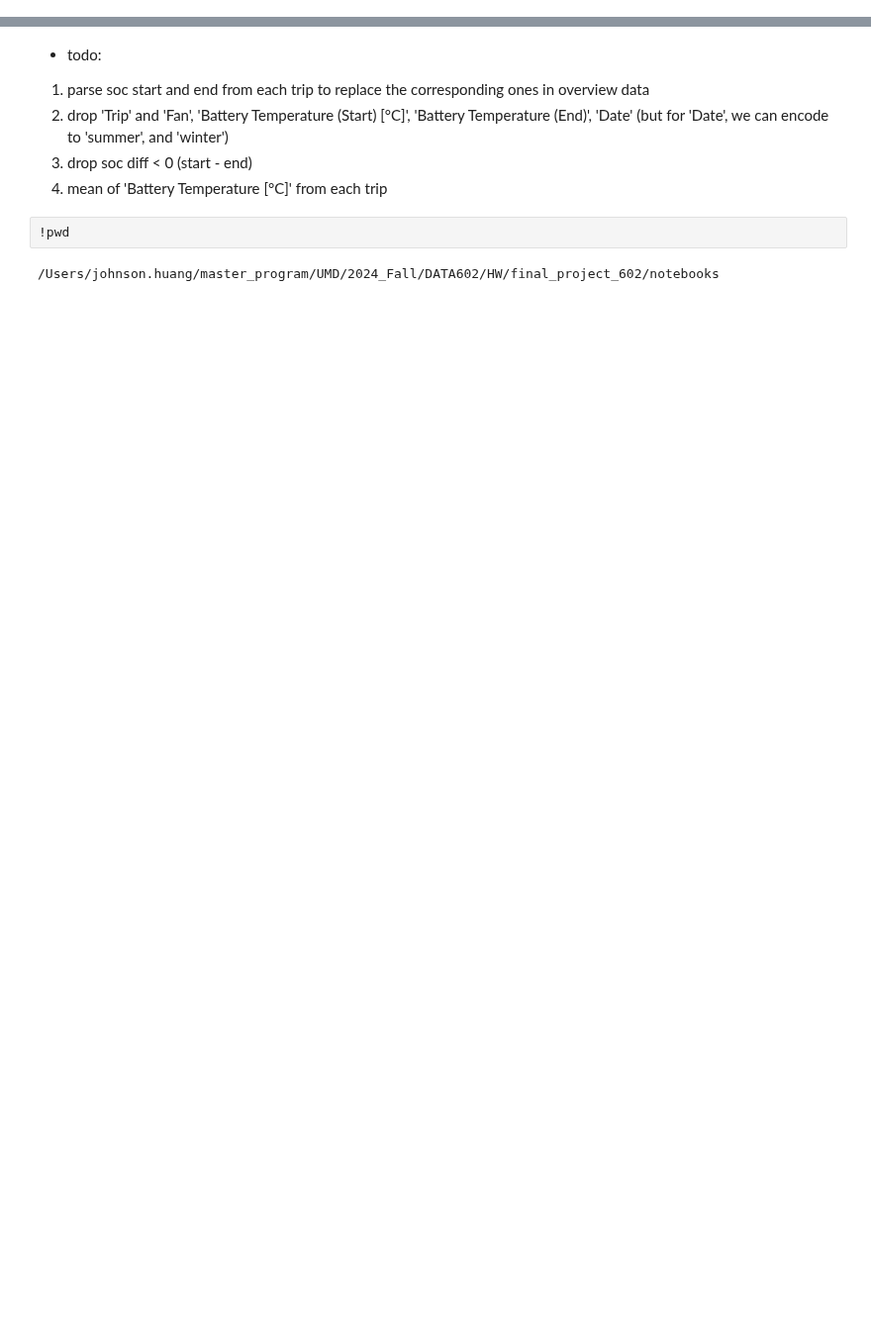
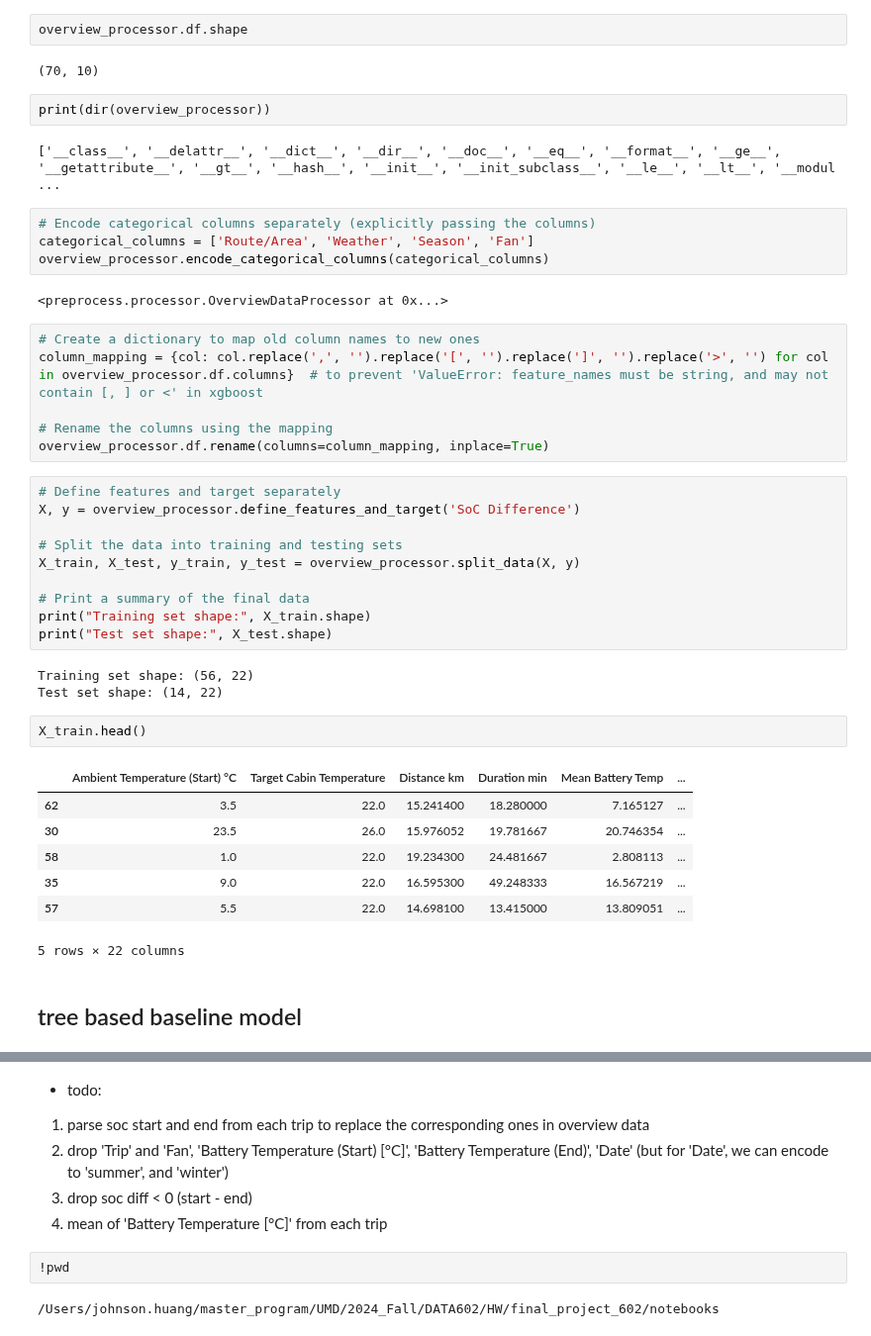
Before and after one commit to jshuang0520/final_project_602, a Jupyter notebook: notebooks/baseline_tree_model.ipynb, the cells around one changed output, grey strips where cells are left out. Shown at 99% size. Drawn from its saved outputs; the diff is of its cells as text; blank space fills up the shorter version.

```diff
--- a/notebooks/baseline_tree_model.ipynb
+++ b/notebooks/baseline_tree_model.ipynb
@@ -0,0 +69,45 @@
+# %%
+overview_processor.df.shape
+# %% [output]
+(70, 10)
+# %%
+print(dir(overview_processor))
+# %% [output]
+['__class__', '__delattr__', '__dict__', '__dir__', '__doc__', '__eq__', '__format__', '__ge__', '__getattribute__', '__gt__', '__hash__', '__init__', '__init_subclass__', '__le__', '__lt__', '__modul ...
+# %%
+# Encode categorical columns separately (explicitly passing the columns)
+categorical_columns = ['Route/Area', 'Weather', 'Season', 'Fan']
+overview_processor.encode_categorical_columns(categorical_columns)
+# %% [output]
+<preprocess.processor.OverviewDataProcessor at 0x...>
+# %%
+# Create a dictionary to map old column names to new ones
+column_mapping = {col: col.replace(',', '').replace('[', '').replace(']', '').replace('>', '') for col in overview_processor.df.columns}  # to prevent 'ValueError: feature_names must be string, and may not contain [, ] or <' in xgboost
+
+# Rename the columns using the mapping
+overview_processor.df.rename(columns=column_mapping, inplace=True)
+# %%
+# Define features and target separately
+X, y = overview_processor.define_features_and_target('SoC Difference')
+
+# Split the data into training and testing sets
+X_train, X_test, y_train, y_test = overview_processor.split_data(X, y)
+
+# Print a summary of the final data
+print("Training set shape:", X_train.shape)
+print("Test set shape:", X_test.shape)
+# %% [output]
+Training set shape: (56, 22)
+Test set shape: (14, 22)
+# %%
+X_train.head()
+# %% [output]
+|  | Ambient Temperature (Start) °C | Target Cabin Temperature | Distance km | Duration min | Mean Battery Temp | ... |
+| 62 | 3.5 | 22.0 | 15.241400 | 18.280000 | 7.165127 | ... |
+| 30 | 23.5 | 26.0 | 15.976052 | 19.781667 | 20.746354 | ... |
+| 58 | 1.0 | 22.0 | 19.234300 | 24.481667 | 2.808113 | ... |
+| 35 | 9.0 | 22.0 | 16.595300 | 49.248333 | 16.567219 | ... |
+| 57 | 5.5 | 22.0 | 14.698100 | 13.415000 | 13.809051 | ... |
+5 rows × 22 columns
+# %% [markdown]
+## tree based baseline model
```
Also changed, not shown: parts of 12 cells of this notebook, 4 other files.
